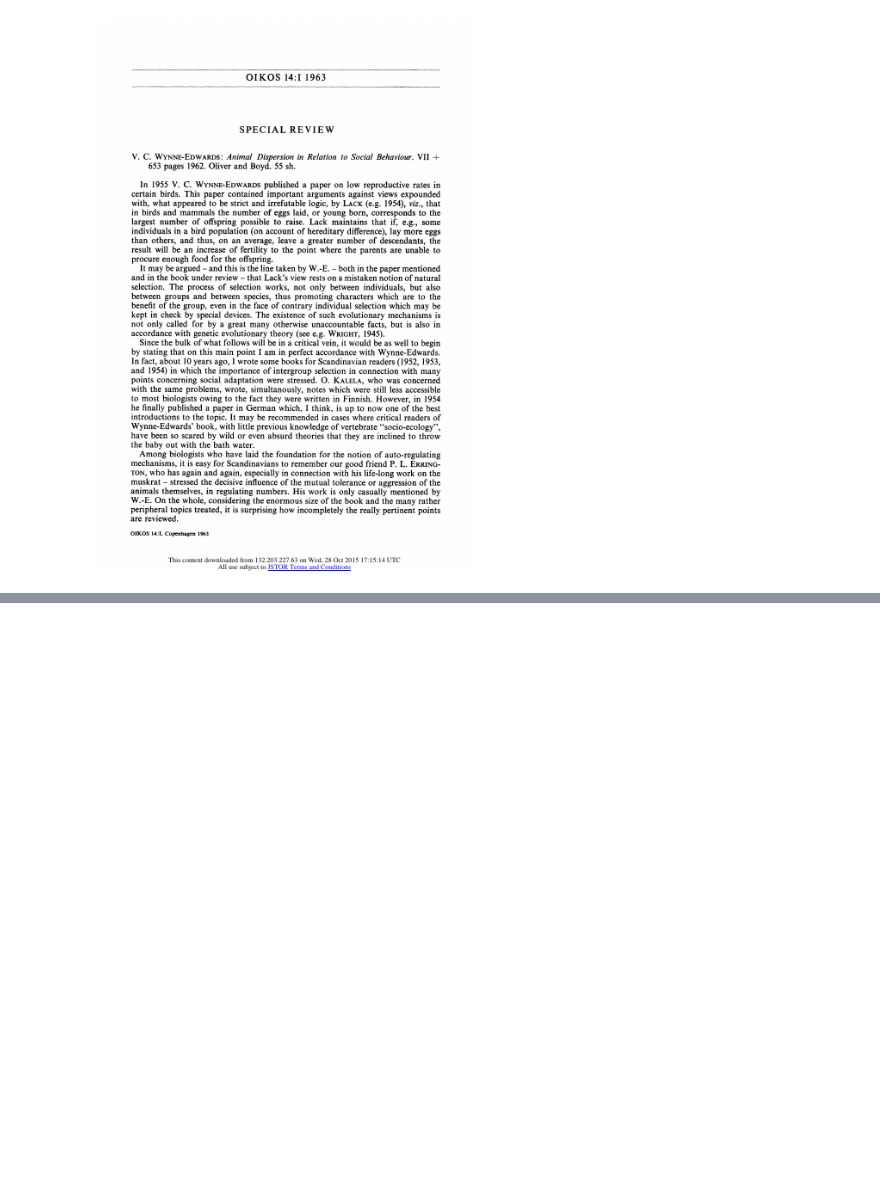
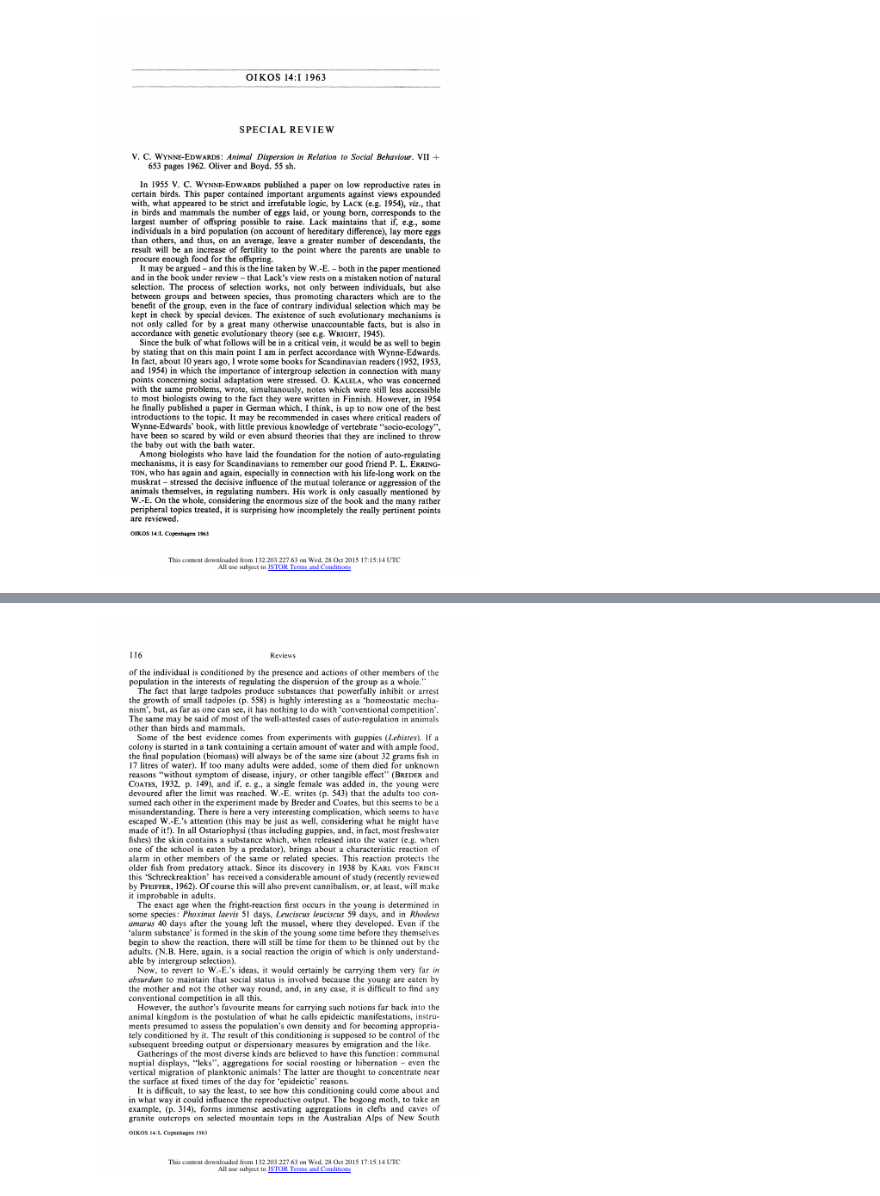
Before and after one commit to jstonge/sci_feuds, a Jupyter notebook: etc/braestrup_1963.ipynb, the cells around one changed output, grey strips where cells are left out. Cells and saved outputs as stored; diff of their text form; code cells hidden in the pictures; blank space fills up the shorter version.

```diff
--- a/etc/braestrup_1963.ipynb
+++ b/etc/braestrup_1963.ipynb
@@ -34,0 +43,4 @@ dat
+# %%
+display(doc.images[4])
+# %% [output]
+[figure, added]
```
Also changed, not shown: parts of 7 cells of this notebook.
